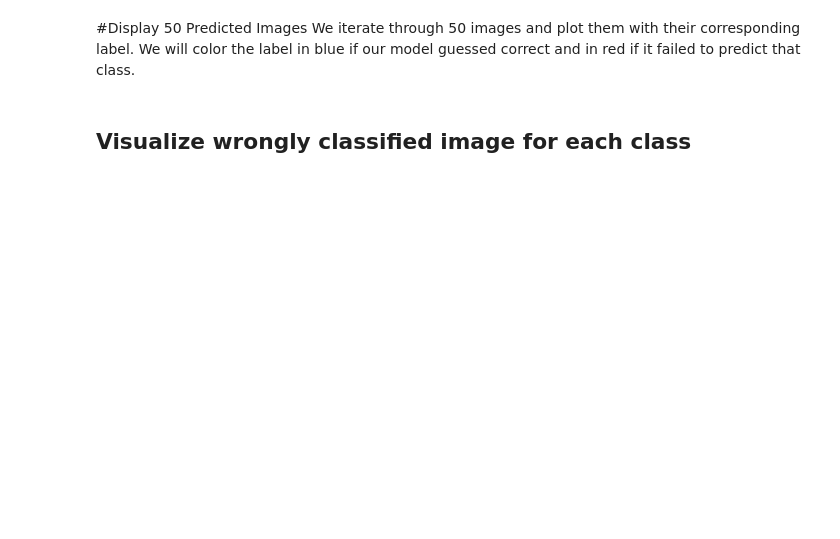
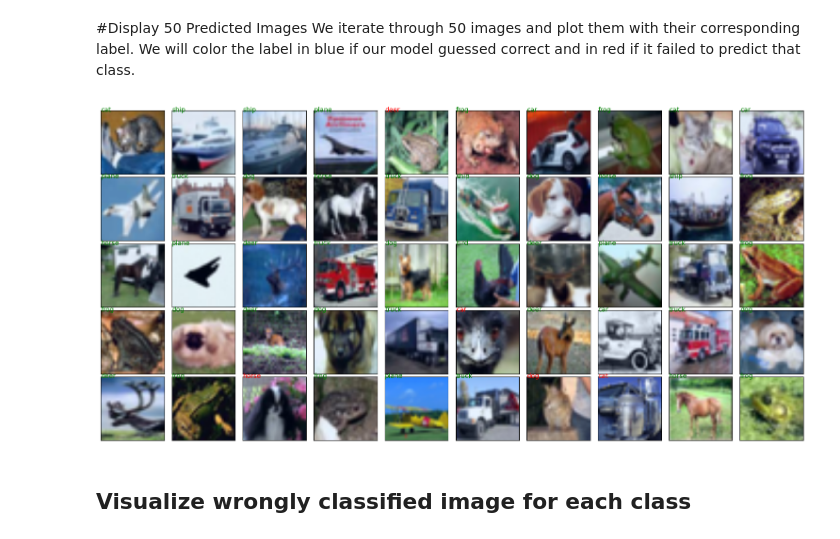
Before and after one commit to simonmkkk/CIFAR-10-with-CNN, a Jupyter notebook: CNN4_RegNetY400m/CNN4_CIFAR_10_RegNetY400m.ipynb, the cells around one changed output. Saved outputs shown, nothing was run; the diff lists cells and outputs as text; code cells hidden in the pictures; blank space fills up the shorter version.

```diff
--- a/CNN4_RegNetY400m/CNN4_CIFAR_10_RegNetY400m.ipynb
+++ b/CNN4_RegNetY400m/CNN4_CIFAR_10_RegNetY400m.ipynb
@@ -525,38 +635,41 @@ We iterate through 50 images and plot them with their corresponding label. We wi
 # %%
 # Define the loader for all test data
 test_set_all = torchvision.datasets.CIFAR10(root='./data', train=False, download=False, transform=test_transform)
-test_loader_all = torch.utils.data.DataLoader(test_set_all, batch_size=96, shuffle=False, num_workers=2)
+test_loader_all = torch.utils.data.DataLoader(test_set_all, batch_size=192, shuffle=False, num_workers=4)
 
 
 # obtain one batch of test images
 dataiter = iter(test_loader_all)
 images, labels = next(iter(test_loader_all))
 model.to(device)
 images = images.to(device)
 labels = labels.to(device)
 
 # get sample outputs
-output = model(images)
+with torch.no_grad():
+    output = model(images)
 # convert output probabilities to predicted class
 _, preds = torch.max(output, 1)
-
+images, preds, labels = images.cpu(), preds.cpu(), labels.cpu()  # for matplotlib
 
 fig = plt.figure(figsize=(15, 7))
 fig.subplots_adjust(left=0, right=1, bottom=0, top=1, hspace=0.05, wspace=0.05)
 
 for idx in range(50):
     # Normalize the image tensor to [0, 1] range
     image = images[idx].permute(1, 2, 0)
     image = (image - image.min()) / (image.max() - image.min())
     ax = fig.add_subplot(5, 10, idx + 1, xticks=[], yticks=[])
     ax.imshow(image, interpolation='nearest')
 
     if preds[idx]==labels[idx]:
       ax.text(0, 3, str(classes[preds[idx].item()]), color='green')
     else:
       ax.text(0, 3, str(classes[preds[idx].item()]), color='red')
 
 plt.show()
+# %% [output]
+[figure, added]
 # %% [markdown]
 ## Visualize wrongly classified image for each class
 # %%
```
Also changed, not shown: parts of 19 cells of this notebook, 5 other files.
